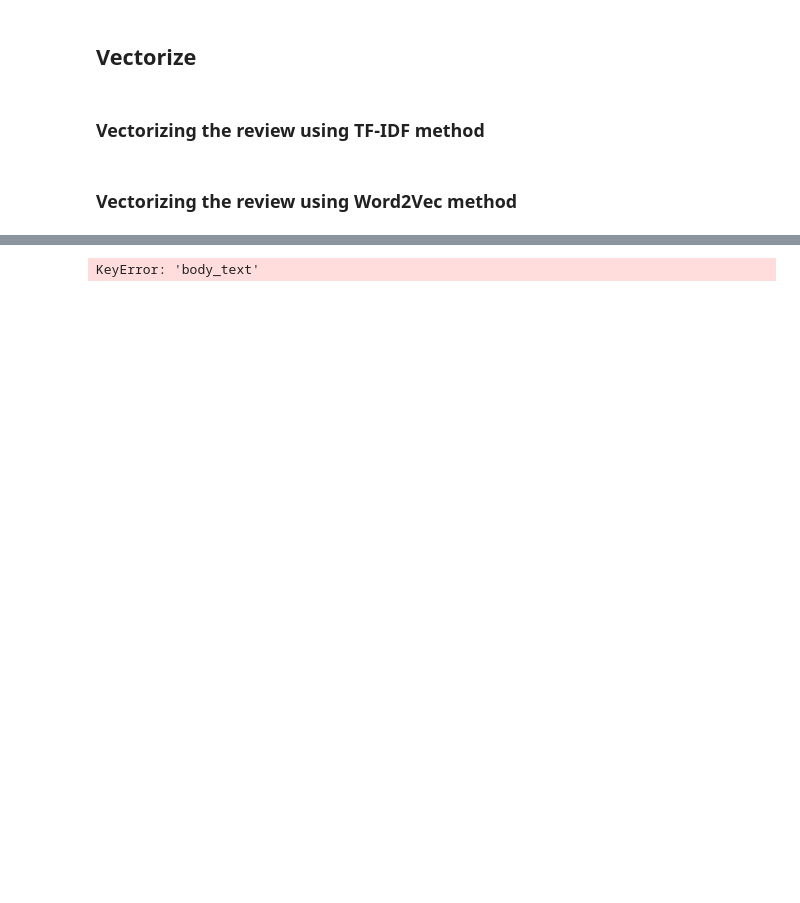
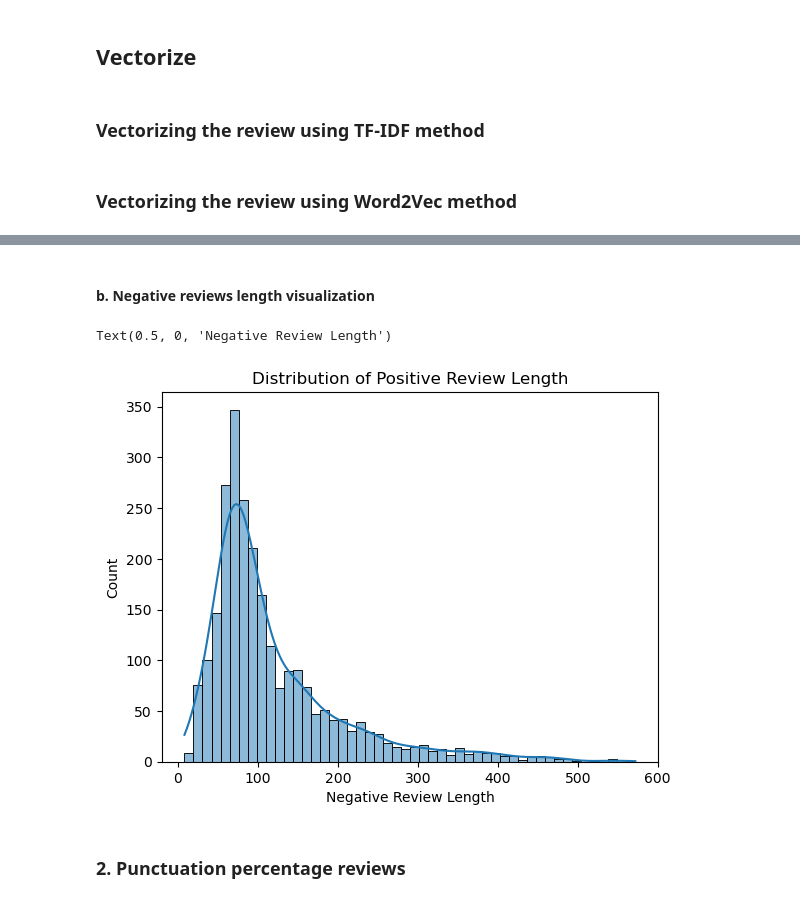
Before and after one commit to nirmal2i43a5/Movie-Review-Sentiment-Predictive-Analysis, a Jupyter notebook: movie_review_sentiment_analysis.ipynb, the cells around one changed output, grey strips where cells are left out. Cells and saved outputs as stored; diff of their text form; code cells hidden in the pictures; blank space fills up the shorter version.

```diff
--- a/movie_review_sentiment_analysis.ipynb
+++ b/movie_review_sentiment_analysis.ipynb
@@ -123,12 +163,22 @@ word2vec_df.head()
+# %% [markdown]
+#### b. Negative reviews length visualization
+# %%
+sns.histplot(data = negative_review_length, bins = 50, kde = True)
+plt.title('Distribution of Positive Review Length')
+plt.xlabel("Negative Review Length")
+# %% [output]
+Text(0.5, 0, 'Negative Review Length')
+[figure, added]
+# %% [markdown]
+### 2. Punctuation percentage reviews
 # %%
 def count_punct(text):
     punct_count = [char for char in text if char in string.punctuation]
     sum_of_punct = len(punct_count)
-    return sum_of_punct/(len(text) - text.count(" ")) * 200
+    return round(sum_of_punct/(len(text) - text.count(" ")), 3) * 100
 
+#Punct% should be done on the original text as cleaned text contains no punctuation
+data['punct%'] = data['review_body_text'].apply(lambda text:count_punct(text))
 
-
-data['body_length'] = data['body_text'].apply(lambda text:len(text) - text.count(" "))
-data['punct_percent'] = data['body_text'].apply(lambda text:count_punct(text))
+positive_review_punct = data[data['sentiment'] == 'positive']['punct%']
+negative_review_punct = data[data['sentiment'] == 'negative']['punct%']
-# %% [output]
-KeyError: 'body_text'
```
Also changed, not shown: parts of 52 cells of this notebook.
